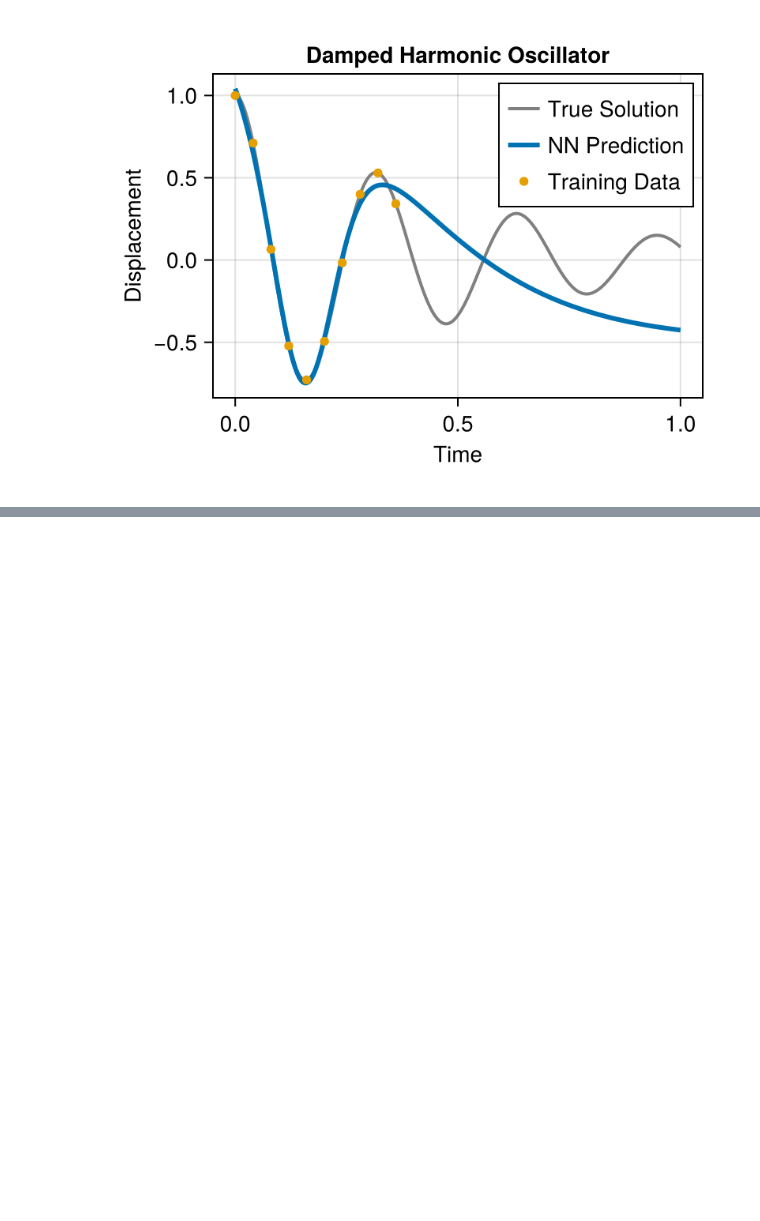
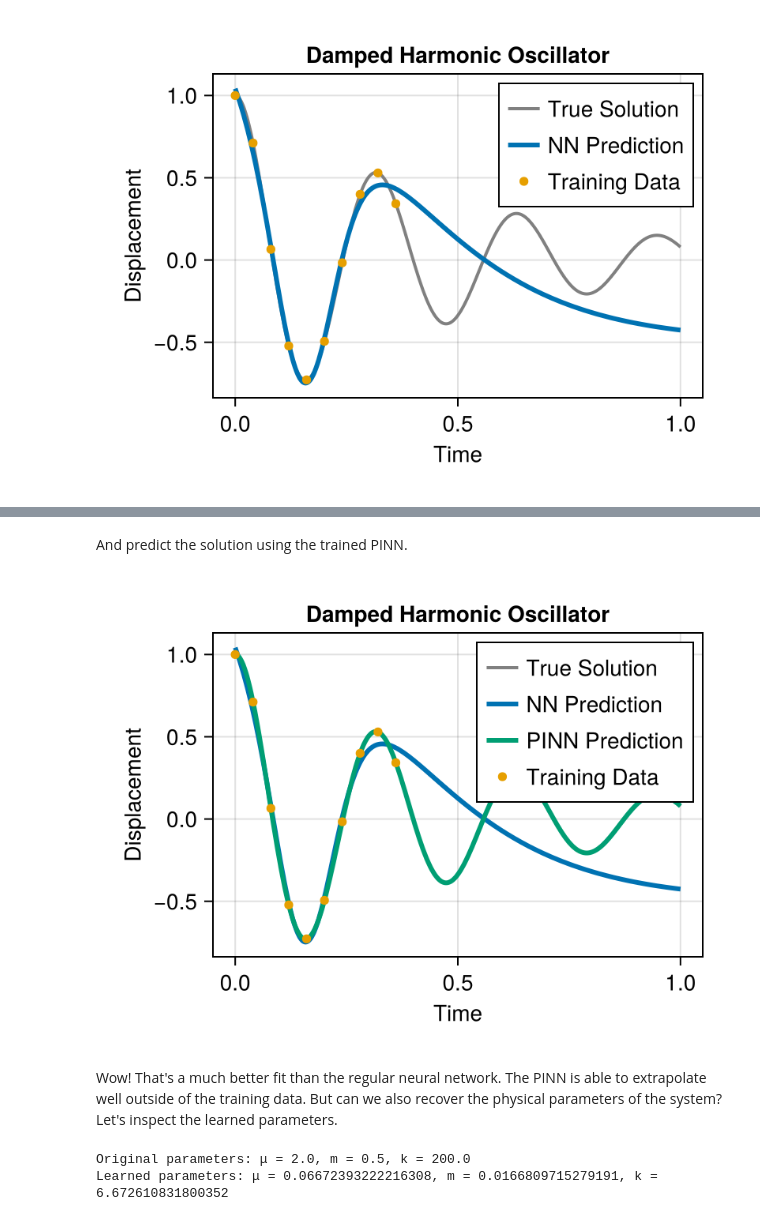
Before and after one commit to ImmunoSystemsBiology/ude-workshop, a Jupyter notebook: 3-pinns.ipynb, the cells around one changed output, grey strips where cells are left out. Saved outputs shown, nothing was run; the diff lists cells and outputs as text; code cells hidden in the pictures; blank space fills up the shorter version.

Commit message:
PINNs finished

```diff
--- a/3-pinns.ipynb
+++ b/3-pinns.ipynb
@@ -74,11 +85,11 @@ function fit(model, train_data, val_data; epochs=1000, lr=1e-3, rng=StableRNG(12
 
     ps, st = Lux.setup(rng, model)
 
-    opt = Adam(lr)
+    opt = Optimisers.Adam(lr)
 
     tstate = Training.TrainState(model, ps, st, opt)
 
-    vjp_rule = AutoZygote()
+    vjp_rule = AutoMooncake()
 
     pt = IncrementalProgressTable(;
         header=["Epoch", "Train Loss", "Validation Loss"],
@@ -91,7 +102,7 @@ function fit(model, train_data, val_data; epochs=1000, lr=1e-3, rng=StableRNG(12
     println("Training the model...")
     for epoch in 1:epochs
         _, loss, _, tstate = Training.single_train_step!(vjp_rule, loss_function, train_data, tstate)
-        pred_val = Lux.apply(tstate.model, val_data[1], tstate.parameters, Lux.testmode(tstate.states)) |> first |> cdev
+        pred_val = Lux.apply(tstate.model, val_data[1], tstate.parameters, Lux.testmode(tstate.states)) |> first
         val_loss = loss_function(pred_val, val_data[2])
 
         if epoch % 50 == 0 || epoch == 1
@@ -177,0 +219,29 @@ ps, st = Lux.setup(rng, chain) |> f64
+# %%
+function physics_loss(p_neural, p_ode, chain, x_data)
+    # Unpack the ODE parameters
+    μ, m, k = p_ode
+
+    # Compute the physics loss over the training data
+    physics_losses = typeof(μ)[]
+    for x in x_data
+        x_val = x[1]
+        dxdt_val = dxdt(x_val, p_neural)[1]
+        d2xdt2_val = d2xdt2(x_val, p_neural)[1]
+
+        # Compute the residual of the ODE
+        residual = d2xdt2_val + (μ / m) * dxdt_val + (k / m) * chain([x_val], p_neural, Lux.testmode(st))[1][1]
+        push!(physics_losses, residual^2)
+    end
+
+    return sum(physics_losses)/length(physics_losses)
+end
+
+function data_loss(p_neural, chain, x_data, y_data)
+    # Compute the data loss over the training data
+    predictions = [chain([x[1]], p_neural, Lux.testmode(st))[1][1] for x in x_data]
+    return sum((predictions .- y_data).^2)/length(y_data)
+end
+
+function pinn_loss(p_neural, p_ode, chain, x_data, y_data, coll_x; λ=1.0)
+    return data_loss(p_neural, chain, x_data, y_data) + λ * physics_loss(p_neural, p_ode, chain, coll_x)
+end
@@ -187,0 +298,2 @@ sol_pinn = solve(prob, alg, verbose = true, abstol = 1e-8, maxiters = 10000, sav
+# %%
+pinn_res = fit_pinn(chain, [1.0, 1.0, 1.0], train_data, range(0.0, 1.0, length=30); epochs=5000, lr=1e-4, λ=1e-4)
@@ -188,17 +309,31 @@ sol_pinn = solve(prob, alg, verbose = true, abstol = 1e-8, maxiters = 10000, sav
+# %% [markdown]
+And predict the solution using the trained PINN.
+# %%
+pinn_pred = [chain([x[1]], pinn_res.u.nn, Lux.testmode(st))[1][1] for x in Float32.(sol.t')][:];
 # %%
 figure_pinn_prediction = let f = Figure(size=(400,300))
     ax = Axis(f[1, 1], xlabel = "Time", ylabel = "Displacement", title = "Damped Harmonic Oscillator")
     lines!(ax, sol.t, sol[1, :], color = :gray, label= "True Solution", linewidth=2)
 
     test_x = Float32.(sol.t')
     test_y = result.model(test_x, params, Lux.testmode(result.states))[1]
     lines!(ax, test_x[1,:], test_y[:], color = Makie.wong_colors()[1], label = "NN Prediction", linewidth=3)
 
-    lines!(ax, sol_pinn.t, sol_pinn[1, :], color = Makie.wong_colors()[3], label = "PINN Prediction", linewidth=3)
+    lines!(ax, sol.t, pinn_pred, color = Makie.wong_colors()[3], label = "PINN Prediction", linewidth=3)
 
     scatter!(ax, x_data, y_data, color = Makie.wong_colors()[2], label = "Training Data", markersize=8)
     axislegend(ax)
     f
 end
+# %% [output]
+[figure, added]
+# %% [markdown]
+Wow! That's a much better fit than the regular neural network. The PINN is able to extrapolate well outside of the training data. But can we also recover the physical parameters of the system? Let's inspect the learned parameters.
 # %%
-sol.k.u.p
+params_pinn = pinn_res.u.ode
+
+println("Original parameters: μ = $(parameters[1]), m = $(parameters[2]), k = $(parameters[3])")
+println("Learned parameters: μ = $(params_pinn[1]), m = $(params_pinn[2]), k = $(params_pinn[3])")
+# %% [output]
+Original parameters: μ = 2.0, m = 0.5, k = 200.0
+Learned parameters: μ = 0.06672393222216308, m = 0.0166809715279191, k = 6.672610831800352
```
Also changed, not shown: parts of 23 cells of this notebook, 1 other file.
